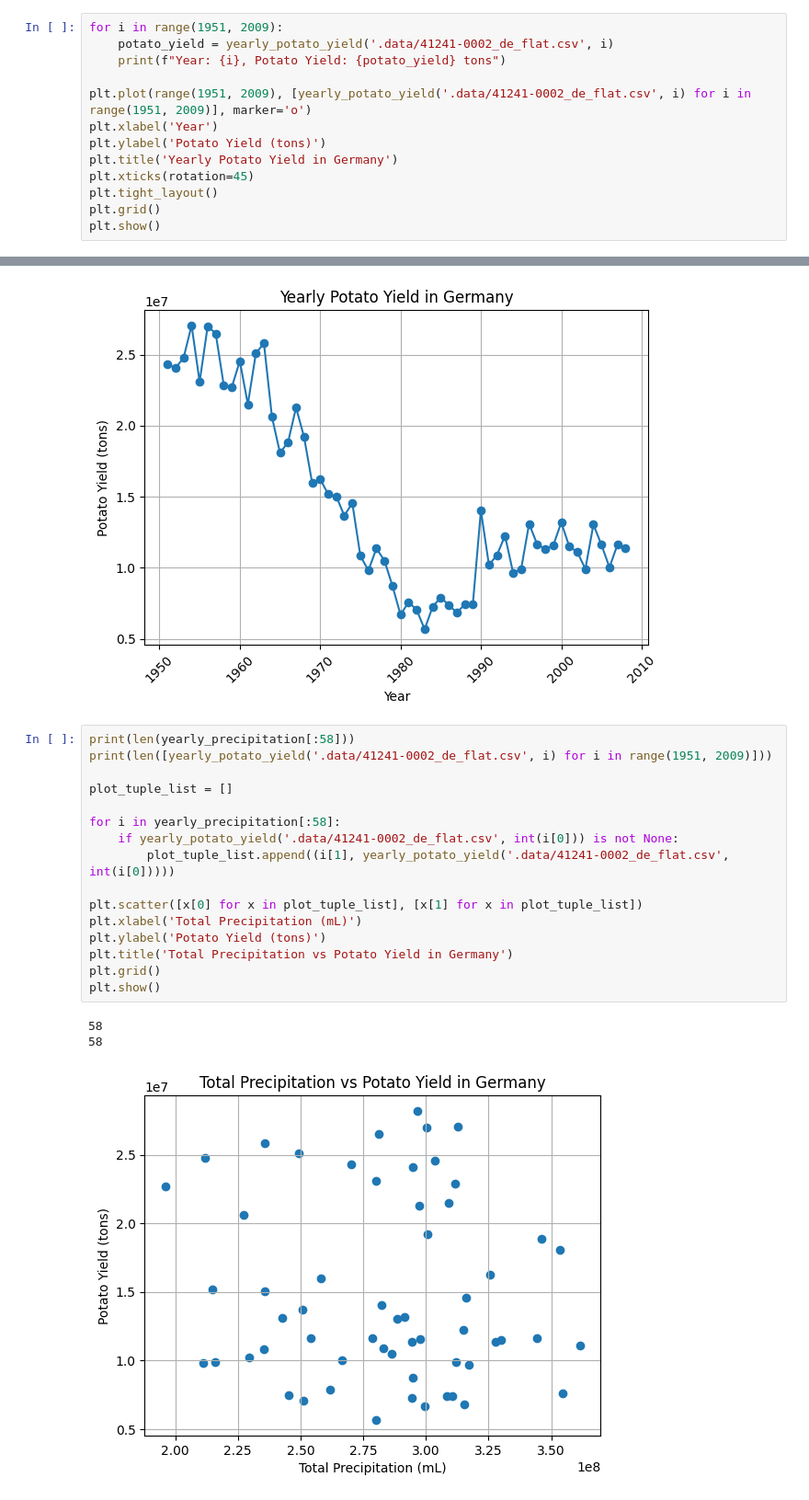
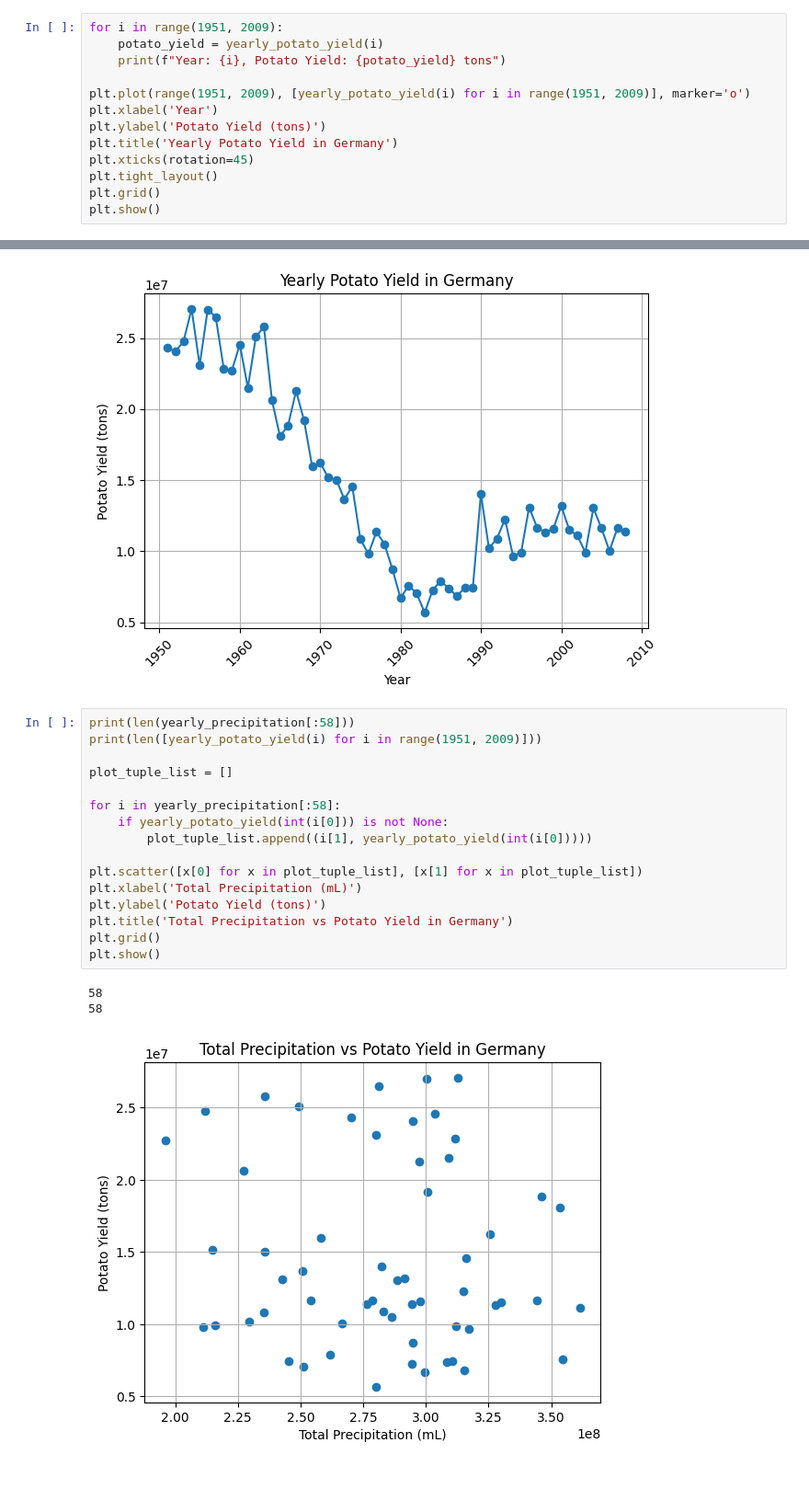
Before and after one commit to gespel/CropYieldModel, a Jupyter notebook: main.ipynb, the cells around one changed output, grey strips where cells are left out. Shown at 92% size. Saved outputs shown, nothing was run; the diff lists cells and outputs as text.

```diff
--- a/main.ipynb
+++ b/main.ipynb
@@ -75,9 +76,9 @@ plt.show()
 # %%
 for i in range(1951, 2009):
-    potato_yield = yearly_potato_yield('.data/41241-0002_de_flat.csv', i)
+    potato_yield = yearly_potato_yield(i)
     print(f"Year: {i}, Potato Yield: {potato_yield} tons")
 
-plt.plot(range(1951, 2009), [yearly_potato_yield('.data/41241-0002_de_flat.csv', i) for i in range(1951, 2009)], marker='o')
+plt.plot(range(1951, 2009), [yearly_potato_yield(i) for i in range(1951, 2009)], marker='o')
 plt.xlabel('Year')
 plt.ylabel('Potato Yield (tons)')
 plt.title('Yearly Potato Yield in Germany')
@@ -106,24 +107,24 @@ Year: 2008, Potato Yield: 11369000.0 tons
 [figure]
 # %%
 print(len(yearly_precipitation[:58]))
-print(len([yearly_potato_yield('.data/41241-0002_de_flat.csv', i) for i in range(1951, 2009)]))
+print(len([yearly_potato_yield(i) for i in range(1951, 2009)]))
 
 plot_tuple_list = []
 
 for i in yearly_precipitation[:58]:
-    if yearly_potato_yield('.data/41241-0002_de_flat.csv', int(i[0])) is not None:
-        plot_tuple_list.append((i[1], yearly_potato_yield('.data/41241-0002_de_flat.csv', int(i[0]))))
+    if yearly_potato_yield(int(i[0])) is not None:
+        plot_tuple_list.append((i[1], yearly_potato_yield(int(i[0]))))
 
 plt.scatter([x[0] for x in plot_tuple_list], [x[1] for x in plot_tuple_list])
 plt.xlabel('Total Precipitation (mL)')
 plt.ylabel('Potato Yield (tons)')
 plt.title('Total Precipitation vs Potato Yield in Germany')
 plt.grid()
 plt.show()
 # %% [output]
 58
 58
-[figure, old version]
+[figure, new version]
 # %%
 #print(len(yearly_precipitation[:58]))
 #print(len([yearly_raps_yield('.data/41241-0002_de_flat.csv', i) for i in range(1951, 2009)]))
```
Also changed, not shown: parts of 7 cells of this notebook, 2 other files.
